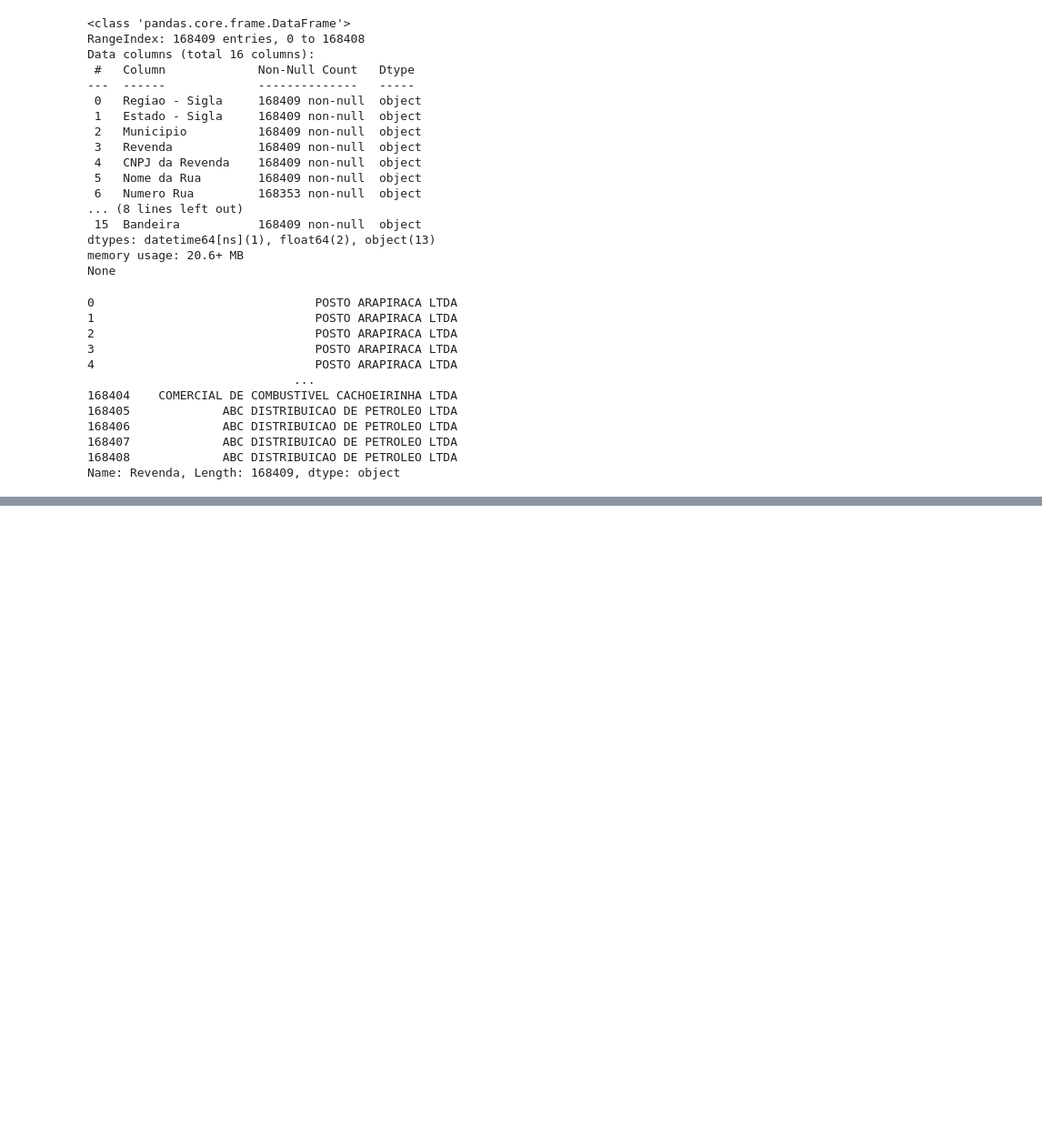
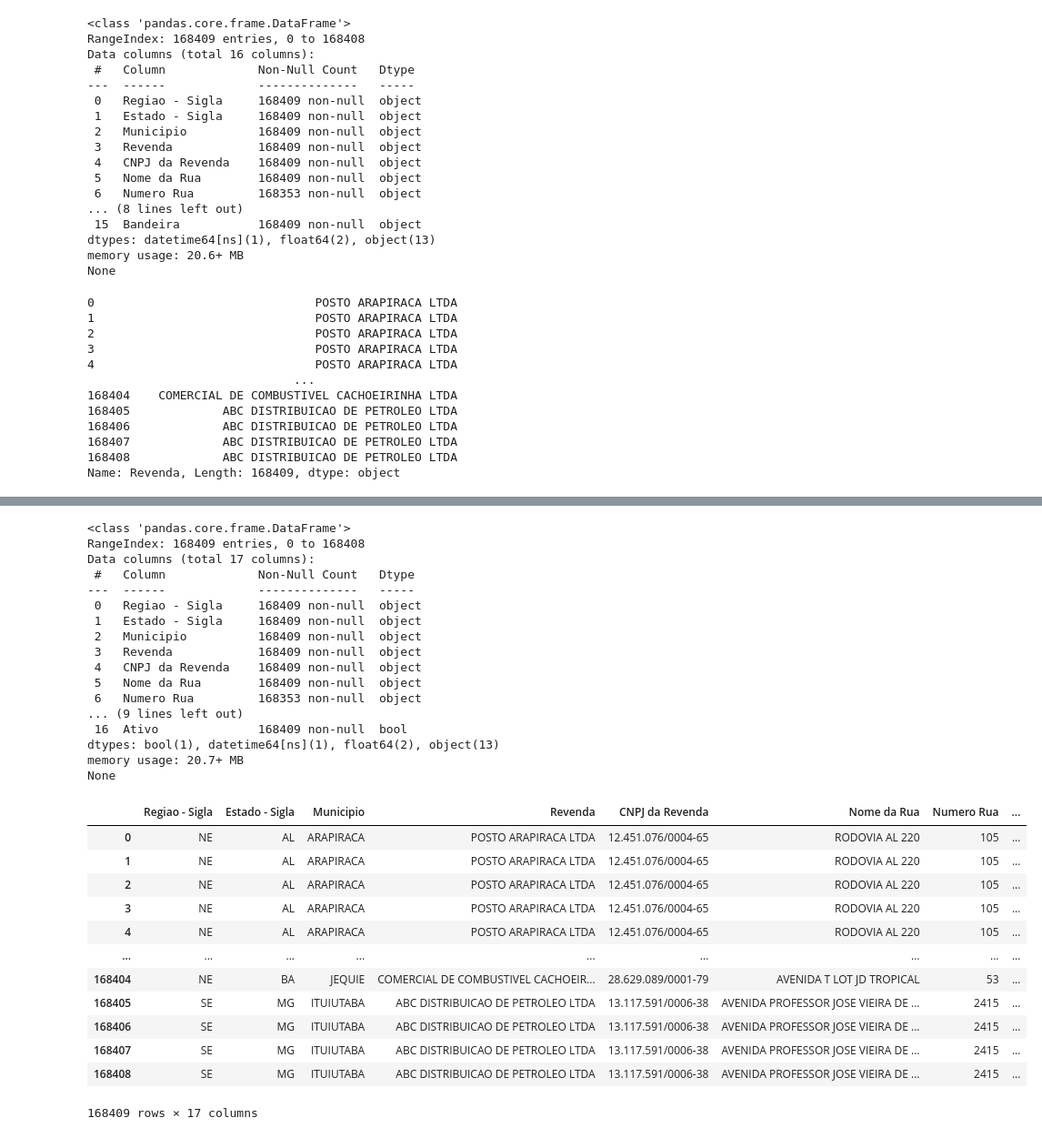
Before and after one commit to Diogolcs/AnimaCursoExtesaoPythonPandas2023-2, a Jupyter notebook: Primeiro_exemplo_em_Pandas.ipynb, the cells around one changed output, grey strips where cells are left out. Shown: that part at 91% size. Cells and saved outputs as stored; diff of their text form; code cells hidden in the pictures; blank space fills up the shorter version.

```diff
--- a/Primeiro_exemplo_em_Pandas.ipynb
+++ b/Primeiro_exemplo_em_Pandas.ipynb
@@ -80,0 +247,35 @@ display(gas_df['Valor de Venda','Municipio','Revenda'].max())
+# %%
+combustiveis_df['Ativo'] = True
+print(combustiveis_df.info())
+display(combustiveis_df)
+# %% [output]
+<class 'pandas.core.frame.DataFrame'>
+RangeIndex: 168409 entries, 0 to 168408
+Data columns (total 17 columns):
+ #   Column             Non-Null Count   Dtype
+---  ------             --------------   -----
+ 0   Regiao - Sigla     168409 non-null  object
+ 1   Estado - Sigla     168409 non-null  object
+ 2   Municipio          168409 non-null  object
+ 3   Revenda            168409 non-null  object
+ 4   CNPJ da Revenda    168409 non-null  object
+ 5   Nome da Rua        168409 non-null  object
+ 6   Numero Rua         168353 non-null  object
+... (9 lines left out)
+ 16  Ativo              168409 non-null  bool
+dtypes: bool(1), datetime64[ns](1), float64(2), object(13)
+memory usage: 20.7+ MB
+None
+|  | Regiao - Sigla | Estado - Sigla | Municipio | Revenda | CNPJ da Revenda | Nome da Rua | Numero Rua | ... |
+| 0 | NE | AL | ARAPIRACA | POSTO ARAPIRACA LTDA | 12.451.076/0004-65 | RODOVIA AL 220 | 105 | ... |
+| 1 | NE | AL | ARAPIRACA | POSTO ARAPIRACA LTDA | 12.451.076/0004-65 | RODOVIA AL 220 | 105 | ... |
+| 2 | NE | AL | ARAPIRACA | POSTO ARAPIRACA LTDA | 12.451.076/0004-65 | RODOVIA AL 220 | 105 | ... |
+| 3 | NE | AL | ARAPIRACA | POSTO ARAPIRACA LTDA | 12.451.076/0004-65 | RODOVIA AL 220 | 105 | ... |
+| 4 | NE | AL | ARAPIRACA | POSTO ARAPIRACA LTDA | 12.451.076/0004-65 | RODOVIA AL 220 | 105 | ... |
+| ... | ... | ... | ... | ... | ... | ... | ... | ... |
+| 168404 | NE | BA | JEQUIE | COMERCIAL DE COMBUSTIVEL CACHOEIR... | 28.629.089/0001-79 | AVENIDA T LOT JD TROPICAL | 53 | ... |
+| 168405 | SE | MG | ITUIUTABA | ABC DISTRIBUICAO DE PETROLEO LTDA | 13.117.591/0006-38 | AVENIDA PROFESSOR JOSE VIEIRA DE ... | 2415 | ... |
+| 168406 | SE | MG | ITUIUTABA | ABC DISTRIBUICAO DE PETROLEO LTDA | 13.117.591/0006-38 | AVENIDA PROFESSOR JOSE VIEIRA DE ... | 2415 | ... |
+| 168407 | SE | MG | ITUIUTABA | ABC DISTRIBUICAO DE PETROLEO LTDA | 13.117.591/0006-38 | AVENIDA PROFESSOR JOSE VIEIRA DE ... | 2415 | ... |
+| 168408 | SE | MG | ITUIUTABA | ABC DISTRIBUICAO DE PETROLEO LTDA | 13.117.591/0006-38 | AVENIDA PROFESSOR JOSE VIEIRA DE ... | 2415 | ... |
+168409 rows × 17 columns
```
Also changed, not shown: parts of 17 cells of this notebook.
